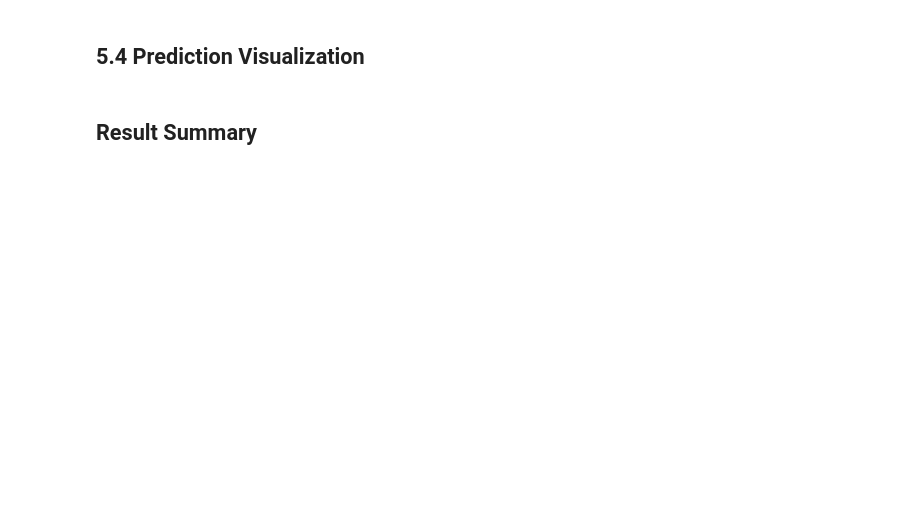
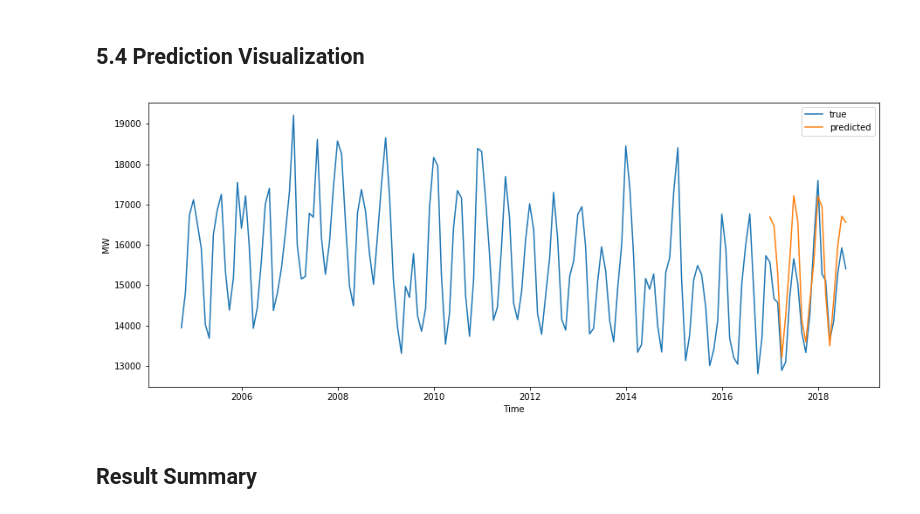
Before and after one commit to kaziahosunhabibripon/Time-Series, a Jupyter notebook: Energy-Consumption-23.ipynb, the cells around one changed output. Saved outputs shown, nothing was run; the diff lists cells and outputs as text; code cells hidden in the pictures; blank space fills up the shorter version.

```diff
--- a/Energy-Consumption-23.ipynb
+++ b/Energy-Consumption-23.ipynb
@@ -564,9 +659,13 @@ y_pred=y_pred.set_index(y_test.index)
 # %%
 plt.figure(figsize=(15, 6))
 plt.plot(y, label="true")
 plt.plot(y_pred, label="predicted")
+plt.xlabel('Time')
+plt.ylabel('MW')
 plt.legend()
 plt.show()
+# %% [output]
+[figure, added]
 # %% [markdown]
 ## Result Summary
 # %%
```
Also changed, not shown: parts of 39 cells of this notebook.
